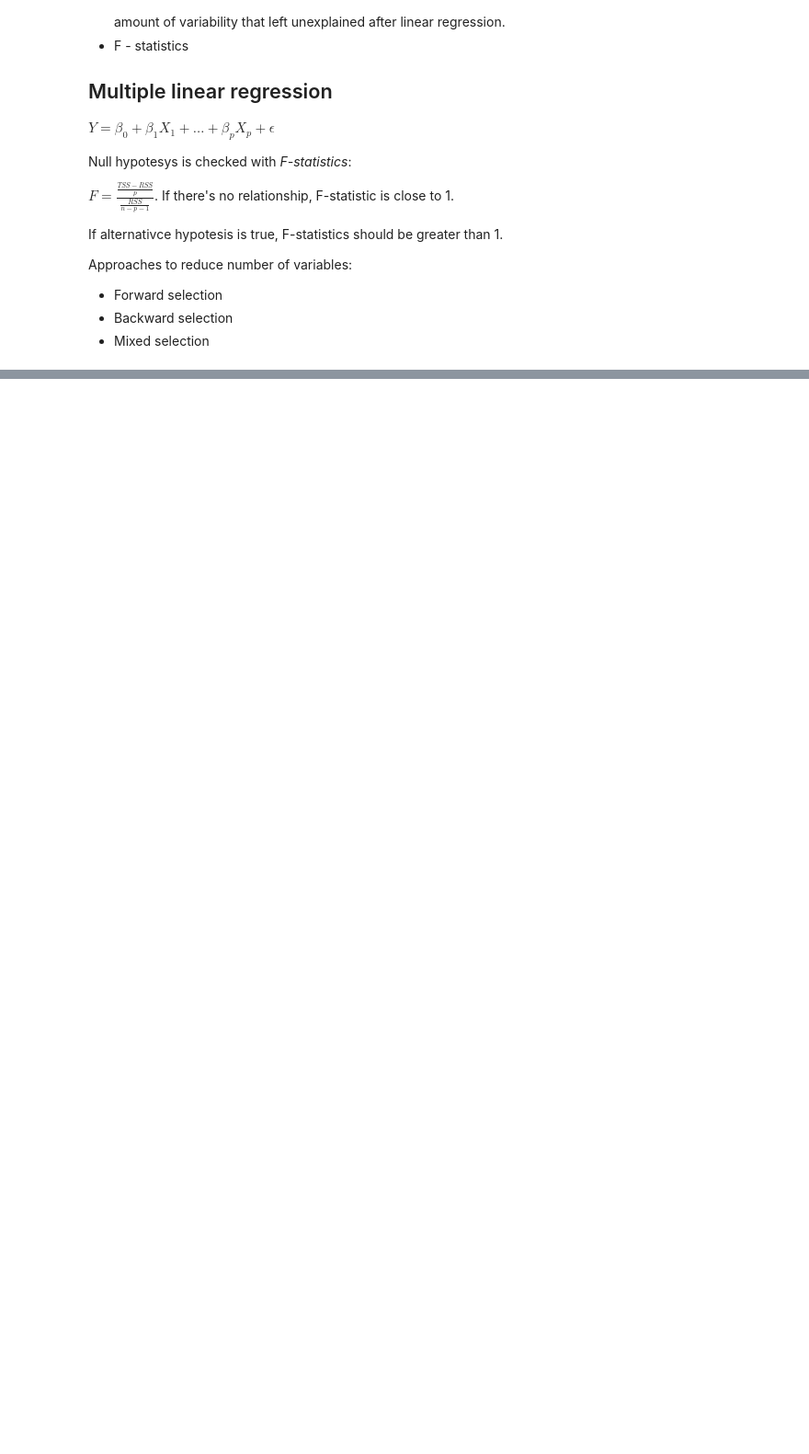
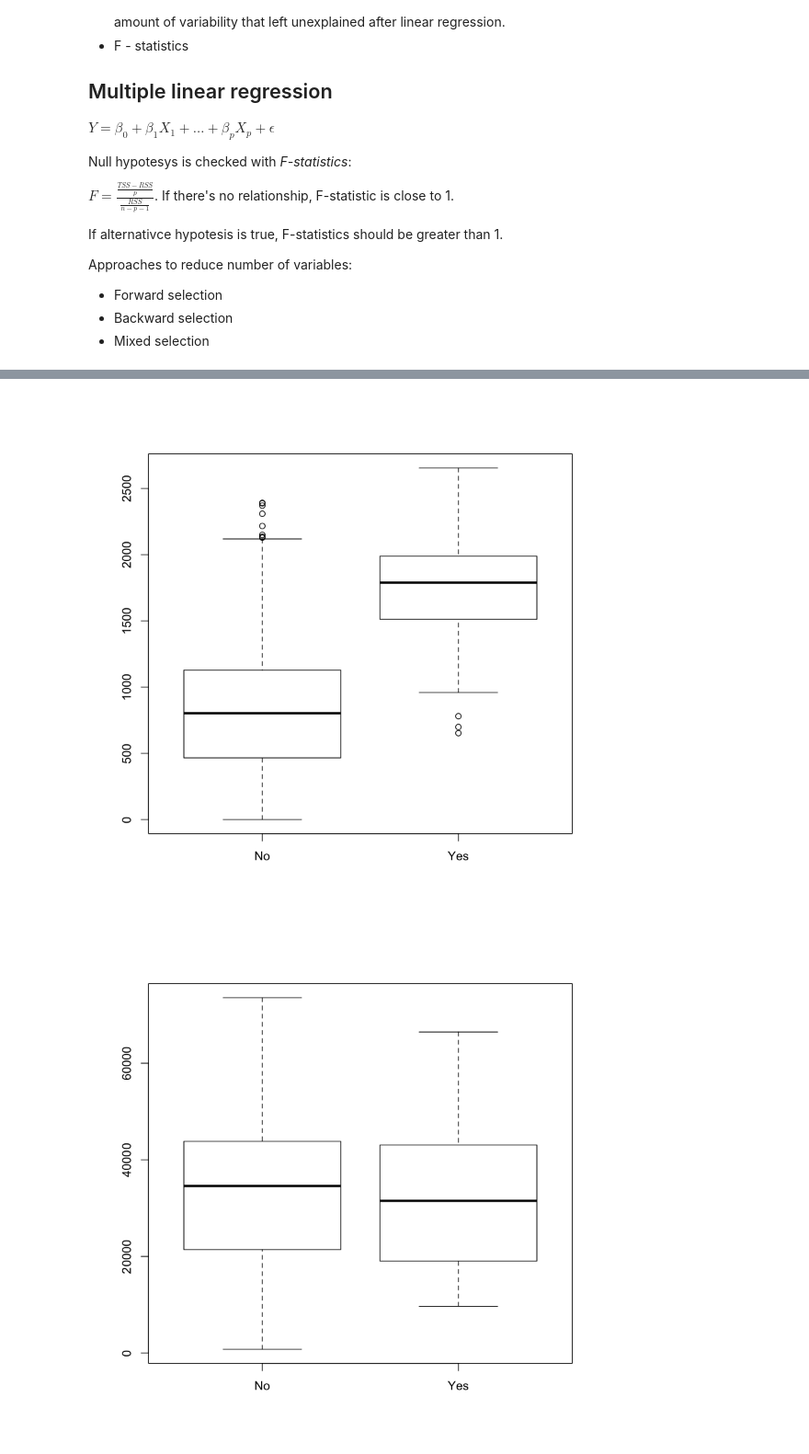
Before and after one commit to svgai/UW-ML, a Jupyter notebook: ML notes.ipynb, the cells around one changed output, grey strips where cells are left out. Shown at 92% size. Cells and saved outputs as stored; diff of their text form; code cells hidden in the pictures; blank space fills up the shorter version.

```diff
--- a/ML notes.ipynb
+++ b/ML notes.ipynb
@@ -86,0 +118,6 @@ Likelyhood: $P(model | event)$
+# %%
+boxplot(balance~default)
+boxplot(income~default)
+# %% [output]
+[figure, added]
+[figure, added]
```
Also changed, not shown: parts of 12 cells of this notebook.
